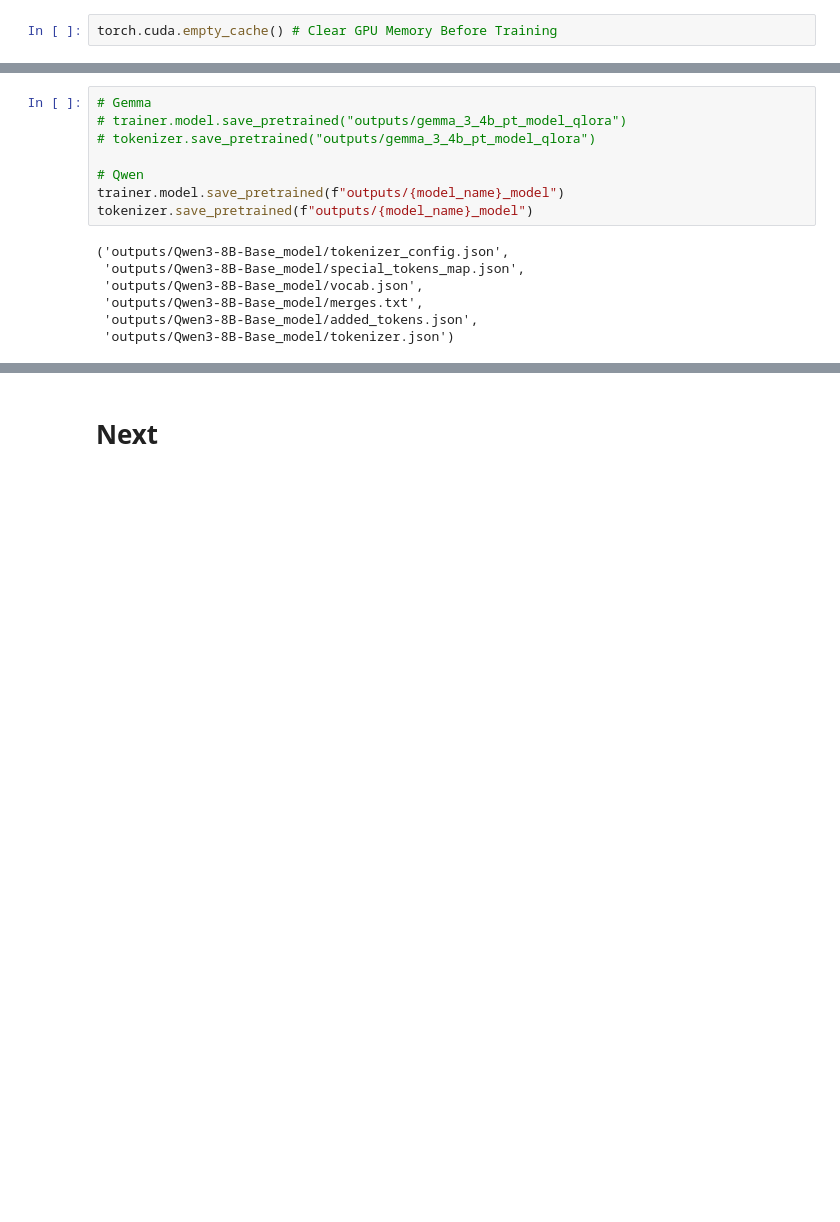
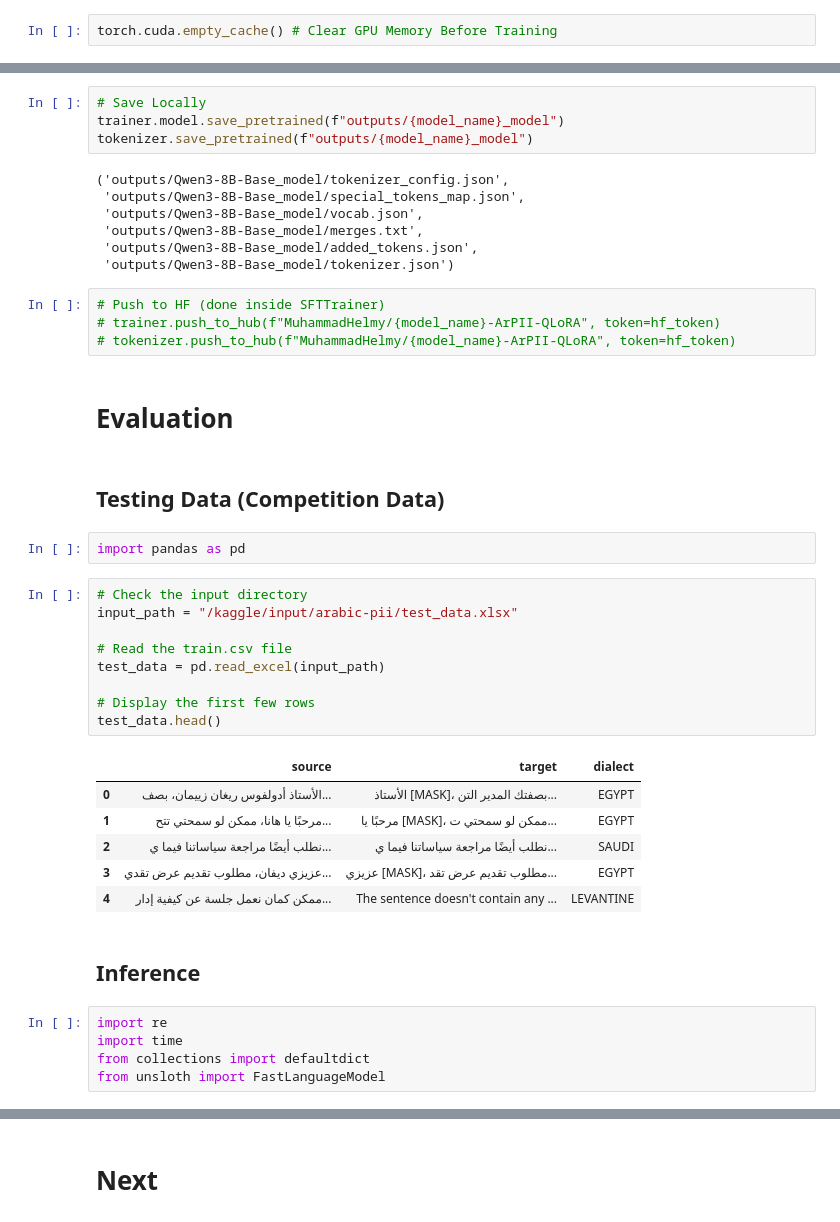
Before and after one commit to MuhammadHelmyOmar/ArabicPIIRedaction, a Jupyter notebook: fine-tuning_SLMs.ipynb, the cells around one changed output, grey strips where cells are left out. Saved outputs shown, nothing was run; the diff lists cells and outputs as text; blank space fills up the shorter version.

Commit message:
Kaggle Notebook | fine_tuning_SLMs | Version 16

```diff
--- a/fine-tuning_SLMs.ipynb
+++ b/fine-tuning_SLMs.ipynb
@@ -551,9 +548,5 @@ TrainOutput(global_step=300, training_loss=1.1567873199780783, metrics={'train_r
 # %%
-# Gemma
-# trainer.model.save_pretrained("outputs/gemma_3_4b_pt_model_qlora")
-# tokenizer.save_pretrained("outputs/gemma_3_4b_pt_model_qlora")
-
-# Qwen
+# Save Locally
 trainer.model.save_pretrained(f"outputs/{model_name}_model")
 tokenizer.save_pretrained(f"outputs/{model_name}_model")
 # %% [output]
@@ -563,3 +556,36 @@ tokenizer.save_pretrained(f"outputs/{model_name}_model")
  'outputs/Qwen3-8B-Base_model/merges.txt',
  'outputs/Qwen3-8B-Base_model/added_tokens.json',
  'outputs/Qwen3-8B-Base_model/tokenizer.json')
+# %%
+# Push to HF (done inside SFTTrainer)
+# trainer.push_to_hub(f"MuhammadHelmy/{model_name}-ArPII-QLoRA", token=hf_token)
+# tokenizer.push_to_hub(f"MuhammadHelmy/{model_name}-ArPII-QLoRA", token=hf_token)
+# %% [markdown]
+# Evaluation
+# %% [markdown]
+## Testing Data (Competition Data)
+# %%
+import pandas as pd
+# %%
+# Check the input directory
+input_path = "/kaggle/input/arabic-pii/test_data.xlsx"
+
+# Read the train.csv file
+test_data = pd.read_excel(input_path)
+
+# Display the first few rows
+test_data.head()
+# %% [output]
+|  | source | target | dialect |
+| 0 | الأستاذ أدولفوس ريغان زييمان، بصف... | الأستاذ [MASK]، بصفتك المدير التن... | EGYPT |
+| 1 | مرحبًا يا هانا، ممكن لو سمحتي تتح... | مرحبًا يا [MASK]، ممكن لو سمحتي ت... | EGYPT |
+| 2 | نطلب أيضًا مراجعة سياساتنا فيما ي... | نطلب أيضًا مراجعة سياساتنا فيما ي... | SAUDI |
+| 3 | عزيزي ديفان، مطلوب تقديم عرض تقدي... | عزيزي [MASK]، مطلوب تقديم عرض تقد... | EGYPT |
+| 4 | ممكن كمان نعمل جلسة عن كيفية إدار... | The sentence doesn't contain any ... | LEVANTINE |
+# %% [markdown]
+## Inference
+# %%
+import re
+import time
+from collections import defaultdict
+from unsloth import FastLanguageModel
```
Also changed, not shown: parts of 18 cells of this notebook.
